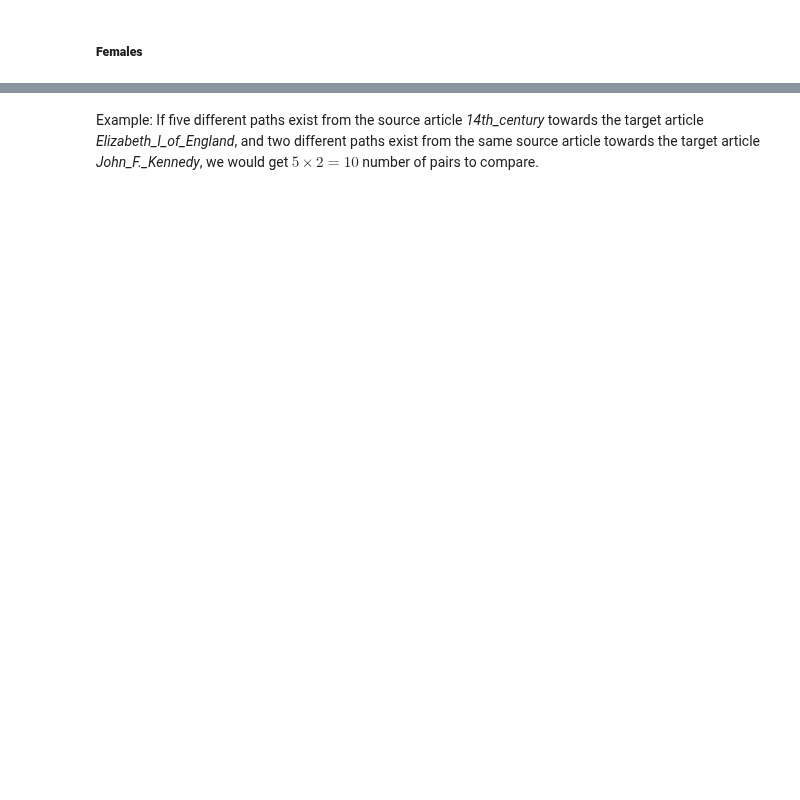
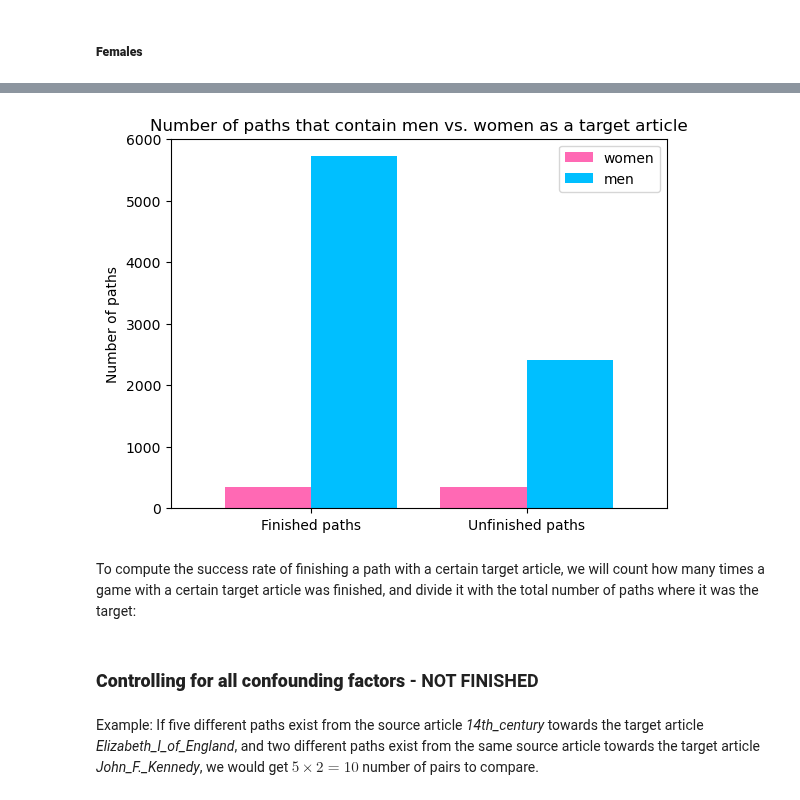
Before and after one commit to epfl-ada/ada-2022-project-metadata, a Jupyter notebook: project.ipynb, the cells around one changed output, grey strips where cells are left out. Cells and saved outputs as stored; diff of their text form; code cells hidden in the pictures; blank space fills up the shorter version.

```diff
--- a/project.ipynb
+++ b/project.ipynb
@@ -397,0 +232,16 @@ By merging `finpaths_women_target` and `finpaths_men_target` on the source artic
+# %%
+# shortest path length is added to the path_overview
+
+def get_articles_indexes(article_names):
+    indexes = []
+    for article in article_names.array:
+        indexes.append(articles.index[articles['article'] == article].tolist()[0])
+    return tuple(indexes)
+
+path_overview['shortest_path_length'] = shortest_distance_matrix[get_articles_indexes(path_overview['source']),
+                                                                 get_articles_indexes(path_overview['target'])]
+# %%
+# Infeasible source -> target paths are removed, where the shortest path is -1
+path_overview = path_overview.drop(path_overview[path_overview['shortest_path_length'] < 0].index)
+path_overview.insert(4, 'shortest_path_length', path_overview.pop('shortest_path_length'))
+path_overview
@@ -397,0 +267,4 @@ By merging `finpaths_women_target` and `finpaths_men_target` on the source artic
+# %%
+# find only targets that are people
+people_target_paths = path_overview.merge(people[['name', 'category', 'gender']],
+                                          how = "inner", left_on = "target", right_on = "name")
@@ -397,0 +281,16 @@ By merging `finpaths_women_target` and `finpaths_men_target` on the source artic
+# %%
+women = len(people_target_paths[people_target_paths['gender'] == "female"])
+men = len(people_target_paths[people_target_paths['gender'] == "male"])
+women_finished = len(people_target_paths[(people_target_paths['gender'] == "female") & (people_target_paths['finished'] == True)])
+men_finished = len(people_target_paths[(people_target_paths['gender'] == "male") & (people_target_paths['finished'] == True)])
+women_unfinished = len(people_target_paths[(people_target_paths['gender'] == "female") & (people_target_paths['finished'] == False)])
+men_unfinished = len(people_target_paths[(people_target_paths['gender'] == "male") & (people_target_paths['finished'] == False)])
+
+print("Number of paths with a woman as a target", women)
+print("Number of paths with a man as a target", men)
+print()
+print("Number of finished paths with a woman as a target", women_finished)
+print("Number of finished paths with a man as a target", men_finished)
+print()
+print("Number of unfinished paths with a woman as a target", women_unfinished)
+print("Number of unfinished paths with a man as a target", men_unfinished)
@@ -397,0 +306,12 @@ By merging `finpaths_women_target` and `finpaths_men_target` on the source artic
+# %%
+women = [women_finished, women_unfinished]
+men = [men_finished, men_unfinished]
+index = ['Finished paths', 'Unfinished paths']
+compare_mv = pd.DataFrame({'women': women,'men': men}, index=index)
+ax = compare_mv.plot.bar(rot=0, color = ['hotpink','deepskyblue'],
+                         title = "Number of paths that contain men vs. women as a target article",
+                         ylabel = 'Number of paths', width = 0.8)
+# %% [output]
+[figure, added]
+# %% [markdown]
+To compute the success rate of finishing a path with a certain target article, we will count how many times a game with a certain target article was finished, and divide it with the total number of paths where it was the target:
@@ -398,2 +333,4 @@ By merging `finpaths_women_target` and `finpaths_men_target` on the source artic
+# %% [markdown]
+### **Controlling for all confounding factors** - NOT FINISHED
 # %% [markdown]
 Example: If five different paths exist from the source article *14th_century* towards the target article *Elizabeth_I_of_England*, and two different paths exist from the same source article towards the target article *John_F._Kennedy*, we would get $5 \times 2 = 10$ number of pairs to compare.
```
Also changed, not shown: parts of 64 cells of this notebook.
